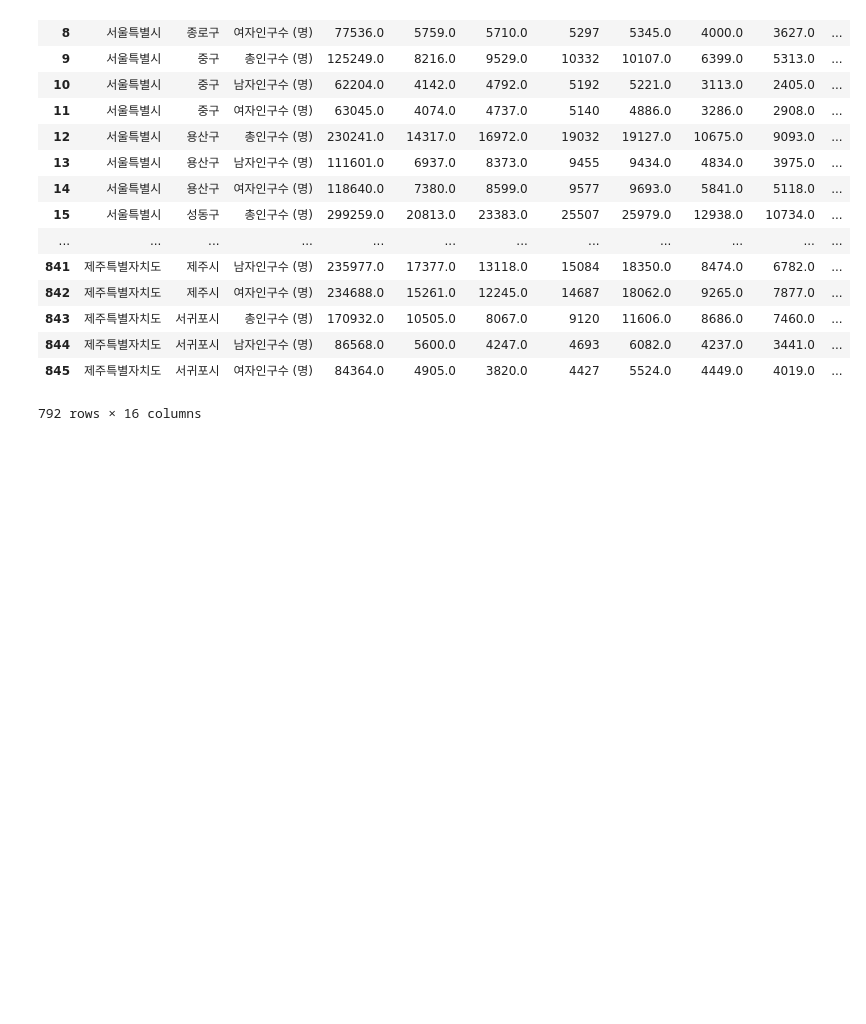
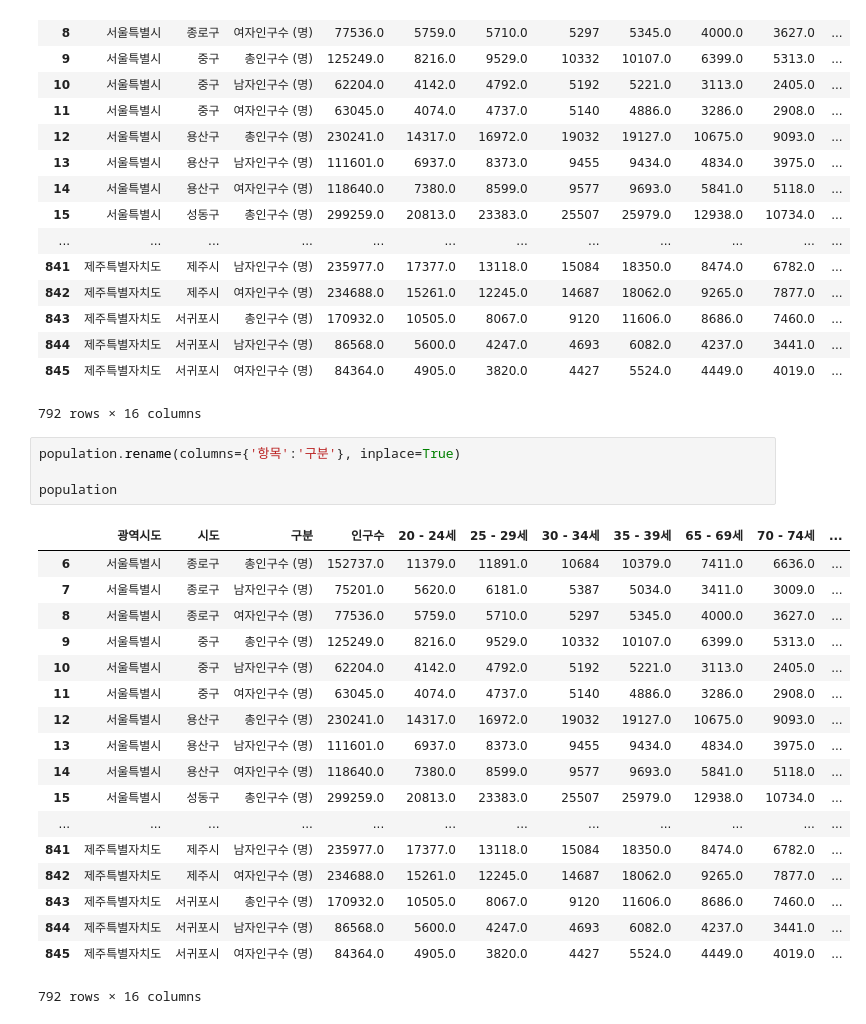
Before and after one commit to jbaeckn/data_jumurugi, a Jupyter notebook: chapter5/chapter5_population_analysis.ipynb, the cells around one changed output. Cells and saved outputs as stored; diff of their text form; blank space fills up the shorter version.

```diff
--- a/chapter5/chapter5_population_analysis.ipynb
+++ b/chapter5/chapter5_population_analysis.ipynb
@@ -48,3 +48,26 @@ population
 | 844 | 제주특별자치도 | 서귀포시 | 남자인구수 (명) | 86568.0 | 5600.0 | 4247.0 | 4693 | 6082.0 | 4237.0 | 3441.0 | ... |
 | 845 | 제주특별자치도 | 서귀포시 | 여자인구수 (명) | 84364.0 | 4905.0 | 3820.0 | 4427 | 5524.0 | 4449.0 | 4019.0 | ... |
 792 rows × 16 columns
+# %%
+population.rename(columns={'항목':'구분'}, inplace=True)
+
+population
+# %% [output]
+|  | 광역시도 | 시도 | 구분 | 인구수 | 20 - 24세 | 25 - 29세 | 30 - 34세 | 35 - 39세 | 65 - 69세 | 70 - 74세 | ... |
+| 6 | 서울특별시 | 종로구 | 총인구수 (명) | 152737.0 | 11379.0 | 11891.0 | 10684 | 10379.0 | 7411.0 | 6636.0 | ... |
+| 7 | 서울특별시 | 종로구 | 남자인구수 (명) | 75201.0 | 5620.0 | 6181.0 | 5387 | 5034.0 | 3411.0 | 3009.0 | ... |
+| 8 | 서울특별시 | 종로구 | 여자인구수 (명) | 77536.0 | 5759.0 | 5710.0 | 5297 | 5345.0 | 4000.0 | 3627.0 | ... |
+| 9 | 서울특별시 | 중구 | 총인구수 (명) | 125249.0 | 8216.0 | 9529.0 | 10332 | 10107.0 | 6399.0 | 5313.0 | ... |
+| 10 | 서울특별시 | 중구 | 남자인구수 (명) | 62204.0 | 4142.0 | 4792.0 | 5192 | 5221.0 | 3113.0 | 2405.0 | ... |
+| 11 | 서울특별시 | 중구 | 여자인구수 (명) | 63045.0 | 4074.0 | 4737.0 | 5140 | 4886.0 | 3286.0 | 2908.0 | ... |
+| 12 | 서울특별시 | 용산구 | 총인구수 (명) | 230241.0 | 14317.0 | 16972.0 | 19032 | 19127.0 | 10675.0 | 9093.0 | ... |
+| 13 | 서울특별시 | 용산구 | 남자인구수 (명) | 111601.0 | 6937.0 | 8373.0 | 9455 | 9434.0 | 4834.0 | 3975.0 | ... |
+| 14 | 서울특별시 | 용산구 | 여자인구수 (명) | 118640.0 | 7380.0 | 8599.0 | 9577 | 9693.0 | 5841.0 | 5118.0 | ... |
+| 15 | 서울특별시 | 성동구 | 총인구수 (명) | 299259.0 | 20813.0 | 23383.0 | 25507 | 25979.0 | 12938.0 | 10734.0 | ... |
+| ... | ... | ... | ... | ... | ... | ... | ... | ... | ... | ... | ... |
+| 841 | 제주특별자치도 | 제주시 | 남자인구수 (명) | 235977.0 | 17377.0 | 13118.0 | 15084 | 18350.0 | 8474.0 | 6782.0 | ... |
+| 842 | 제주특별자치도 | 제주시 | 여자인구수 (명) | 234688.0 | 15261.0 | 12245.0 | 14687 | 18062.0 | 9265.0 | 7877.0 | ... |
+| 843 | 제주특별자치도 | 서귀포시 | 총인구수 (명) | 170932.0 | 10505.0 | 8067.0 | 9120 | 11606.0 | 8686.0 | 7460.0 | ... |
+| 844 | 제주특별자치도 | 서귀포시 | 남자인구수 (명) | 86568.0 | 5600.0 | 4247.0 | 4693 | 6082.0 | 4237.0 | 3441.0 | ... |
+| 845 | 제주특별자치도 | 서귀포시 | 여자인구수 (명) | 84364.0 | 4905.0 | 3820.0 | 4427 | 5524.0 | 4449.0 | 4019.0 | ... |
+792 rows × 16 columns
```
Also changed, not shown: parts of 3 cells of this notebook.
